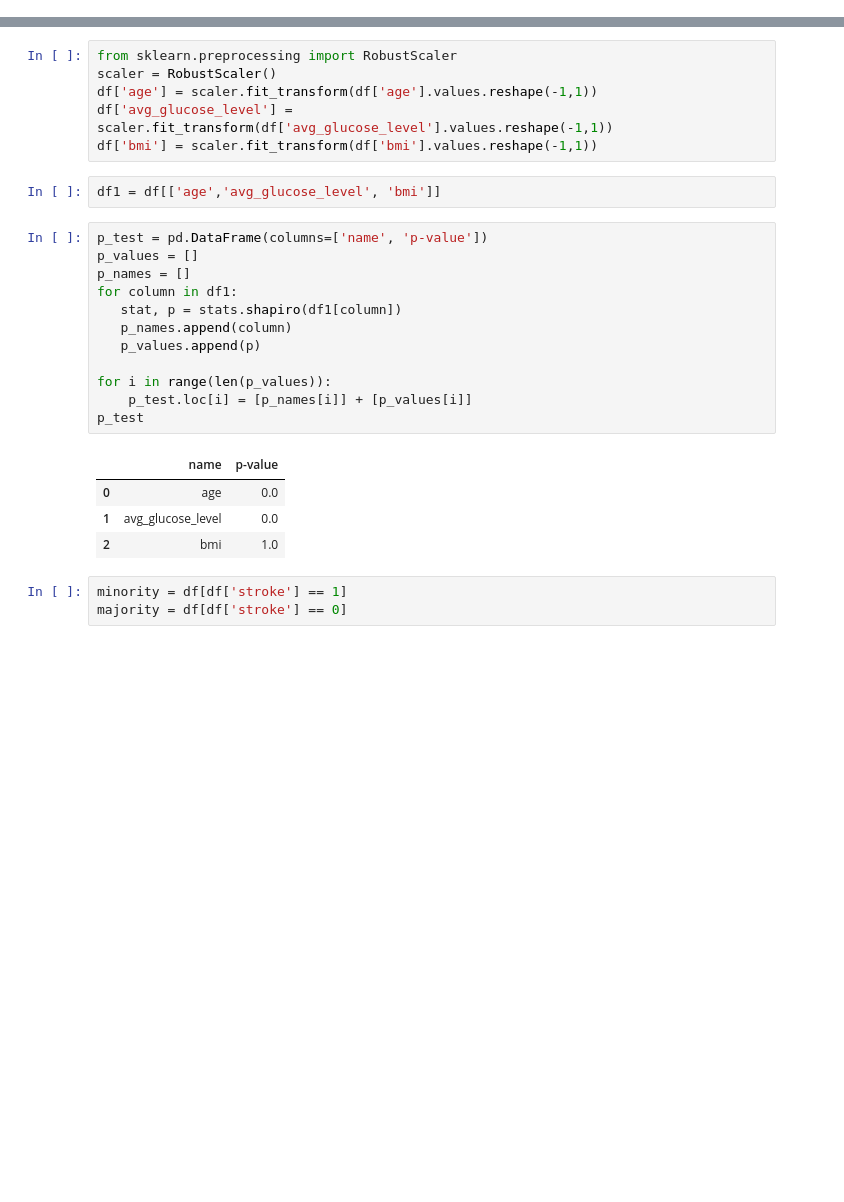
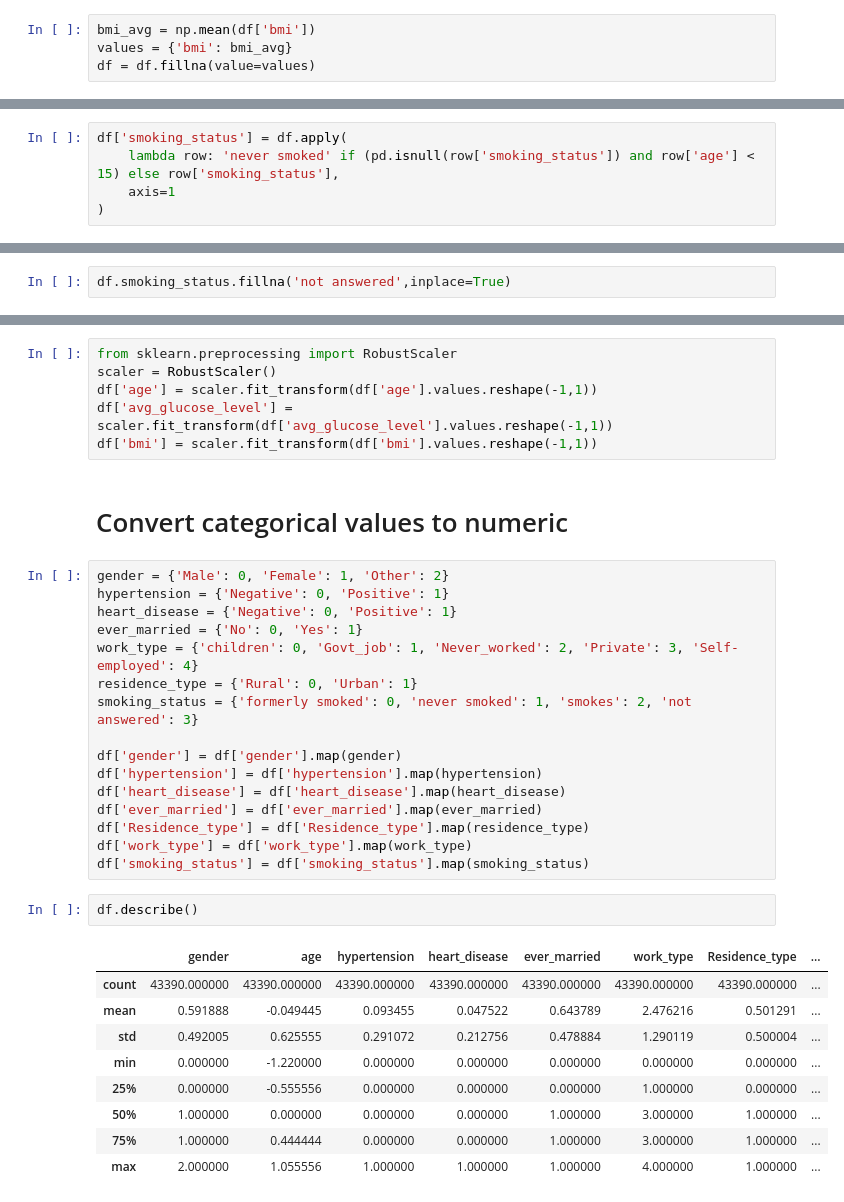
Before and after one commit to grathyaaaa/skripsi, a Jupyter notebook: stroketest.ipynb, the cells around one changed output, grey strips where cells are left out. Cells and saved outputs as stored; diff of their text form; blank space fills up the shorter version.

```diff
--- a/stroketest.ipynb
+++ b/stroketest.ipynb
@@ -73,0 +94,4 @@ df.describe()
+# %%
+bmi_avg = np.mean(df['bmi'])
+values = {'bmi': bmi_avg}
+df = df.fillna(value=values)
@@ -73,0 +100,5 @@ df.describe()
+# %%
+df['smoking_status'] = df.apply(
+    lambda row: 'never smoked' if (pd.isnull(row['smoking_status']) and row['age'] < 15) else row['smoking_status'],
+    axis=1
+)
@@ -74 +107,3 @@ df.describe()
+# %%
+df.smoking_status.fillna('not answered',inplace=True)
 # %% [markdown]
@@ -79,26 +114,34 @@ scaler = RobustScaler()
 df['age'] = scaler.fit_transform(df['age'].values.reshape(-1,1))
 df['avg_glucose_level'] = scaler.fit_transform(df['avg_glucose_level'].values.reshape(-1,1))
 df['bmi'] = scaler.fit_transform(df['bmi'].values.reshape(-1,1))
-# %%
-df1 = df[['age','avg_glucose_level', 'bmi']]
-# %%
-p_test = pd.DataFrame(columns=['name', 'p-value'])
-p_values = []
-p_names = []
-for column in df1:
-   stat, p = stats.shapiro(df1[column])
-   p_names.append(column)
-   p_values.append(p)
-
-for i in range(len(p_values)):
-    p_test.loc[i] = [p_names[i]] + [p_values[i]]
-p_test
-# %% [output]
-|  | name | p-value |
-| 0 | age | 0.0 |
-| 1 | avg_glucose_level | 0.0 |
-| 2 | bmi | 1.0 |
-# %%
-minority = df[df['stroke'] == 1]
-majority = df[df['stroke'] == 0]
+# %% [markdown]
+# Convert categorical values to numeric
+# %%
+gender = {'Male': 0, 'Female': 1, 'Other': 2}
+hypertension = {'Negative': 0, 'Positive': 1}
+heart_disease = {'Negative': 0, 'Positive': 1}
+ever_married = {'No': 0, 'Yes': 1}
+work_type = {'children': 0, 'Govt_job': 1, 'Never_worked': 2, 'Private': 3, 'Self-employed': 4}
+residence_type = {'Rural': 0, 'Urban': 1}
+smoking_status = {'formerly smoked': 0, 'never smoked': 1, 'smokes': 2, 'not answered': 3}
+
+df['gender'] = df['gender'].map(gender)
+df['hypertension'] = df['hypertension'].map(hypertension)
+df['heart_disease'] = df['heart_disease'].map(heart_disease)
+df['ever_married'] = df['ever_married'].map(ever_married)
+df['Residence_type'] = df['Residence_type'].map(residence_type)
+df['work_type'] = df['work_type'].map(work_type)
+df['smoking_status'] = df['smoking_status'].map(smoking_status)
+# %%
+df.describe()
+# %% [output]
+|  | gender | age | hypertension | heart_disease | ever_married | work_type | Residence_type | ... |
+| count | 43390.000000 | 43390.000000 | 43390.000000 | 43390.000000 | 43390.000000 | 43390.000000 | 43390.000000 | ... |
+| mean | 0.591888 | -0.049445 | 0.093455 | 0.047522 | 0.643789 | 2.476216 | 0.501291 | ... |
+| std | 0.492005 | 0.625555 | 0.291072 | 0.212756 | 0.478884 | 1.290119 | 0.500004 | ... |
+| min | 0.000000 | -1.220000 | 0.000000 | 0.000000 | 0.000000 | 0.000000 | 0.000000 | ... |
+| 25% | 0.000000 | -0.555556 | 0.000000 | 0.000000 | 0.000000 | 1.000000 | 0.000000 | ... |
+| 50% | 1.000000 | 0.000000 | 0.000000 | 0.000000 | 1.000000 | 3.000000 | 1.000000 | ... |
+| 75% | 1.000000 | 0.444444 | 0.000000 | 0.000000 | 1.000000 | 3.000000 | 1.000000 | ... |
+| max | 2.000000 | 1.055556 | 1.000000 | 1.000000 | 1.000000 | 4.000000 | 1.000000 | ... |
 # %% [markdown]
```
Also changed, not shown: parts of 24 cells of this notebook.
